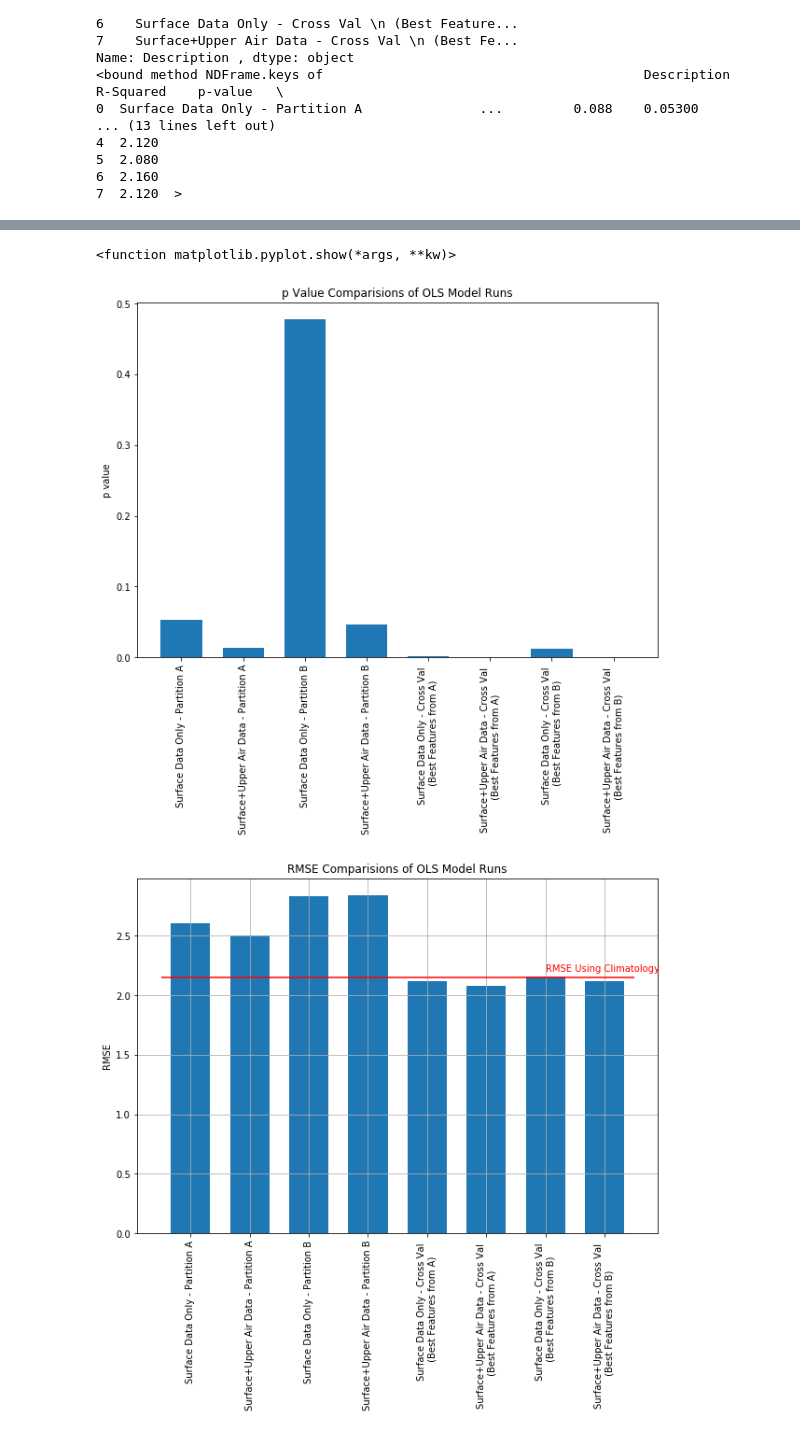
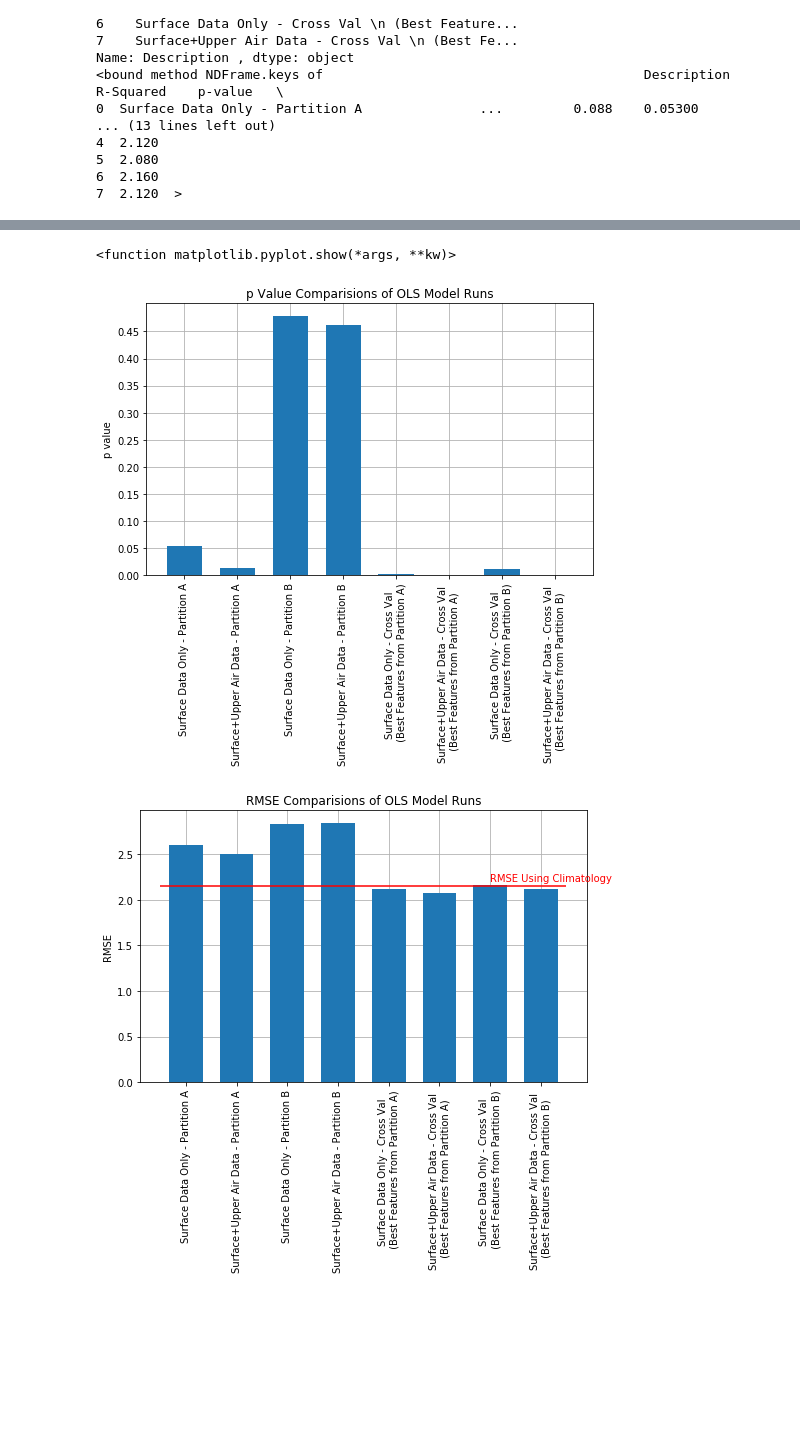
Before and after one commit to dustinrapp/Capstone_Springboard_Intermediate_Python, a Jupyter notebook: Projects/4_Snowfall_Event_Stats.ipynb, the cells around one changed output, grey strips where cells are left out. Saved outputs shown, nothing was run; the diff lists cells and outputs as text; code cells hidden in the pictures; blank space fills up the shorter version.

Commit message:
updated stats plot formatting

```diff
--- a/Projects/4_Snowfall_Event_Stats.ipynb
+++ b/Projects/4_Snowfall_Event_Stats.ipynb
@@ -340,31 +340,51 @@ Name: Description , dtype: object
 7  2.120  >
 # %%
 print(summary_df['Description '])
-fig = plt.figure(figsize=(10,7))
+fig = plt.figure(figsize=(8,5))
 width = 1/1.5
+ax = plt.subplot(1,1,1)
 #plt.bar(x, y, width, color="blue")
 plt.bar(summary_df['Description '], summary_df['  R-Squared '], width,  tick_label = [x.rstrip() for x in summary_df['Description ']])
-plt.xticks(rotation=90) #, rotation_mode="default", ha = 'left', va = 'bottom')
+plt.grid(True)
+plt.xticks(rotation=90)
+ax.set_axisbelow(True)
+plt.ylabel('R Squared')
+plt.savefig('C:/Users/RAPP/Documents/Capstone/Report/figs/R-Squared_summary.png', bbox_inches='tight')
+
 plt.title('R Squared Comparisions of OLS Model Runs')
-plt.ylabel('R Squared')
+
+
 plt.show()
 
-fig = plt.figure(figsize=(10,7))
+
+fig = plt.figure(figsize=(8,5))
+ax = plt.subplot(1,1,1)
 plt.bar(summary_df['Description '], summary_df[' p-value '], width,  tick_label = [x.rstrip() for x in summary_df['Description ']])
-plt.xticks(rotation=90) #, rotation_mode="default", ha = 'left', va = 'bottom')
+plt.grid(True)
+plt.xticks(rotation=90)
+ax.set_axisbelow(True)
+plt.ylabel('p value')
+plt.grid(True)
+plt.yticks(np.arange(0,0.5, 0.05)) #, rotation_mode="default", ha = 'left', va = 'bottom')
+
+plt.savefig('C:/Users/RAPP/Documents/Capstone/Report/figs/p-value_summary.png', bbox_inches='tight')
 plt.title('p Value Comparisions of OLS Model Runs')
-plt.ylabel('p value')
+
+
 plt.show
 
-fig = plt.figure(figsize=(10,7))
+fig = plt.figure(figsize=(8,5))
 ax = plt.subplot(1,1,1)
 plt.bar(summary_df['Description '], summary_df[' RMSE'], width,  tick_label = [x.rstrip() for x in summary_df['Description ']])
 plt.xticks(rotation=90) #, rotation_mode="default", ha = 'left', va = 'bottom')
 plt.annotate('RMSE Using Climatology', xy=(6, 2.2), color = 'r')
 plt.grid(True)
+ax.set_axisbelow(True)
+plt.ylabel('RMSE')
 plt.hlines(2.15, -0.5,7.5, color = 'r')
+plt.savefig('C:/Users/RAPP/Documents/Capstone/Report/figs/RMSE_summary.png', bbox_inches='tight')
+
 plt.title('RMSE Comparisions of OLS Model Runs')
-plt.ylabel('RMSE')
 plt.show
 
 #print([x.rstrip() for x in summary_df['Description ']])
@@ -382,3 +402,3 @@ Name: Description , dtype: object
 <function matplotlib.pyplot.show(*args, **kw)>
-[figure, old version]
+[figure, new version]
-[figure, old version]
+[figure, new version]
```
Also changed, not shown: parts of 1 cell of this notebook.
